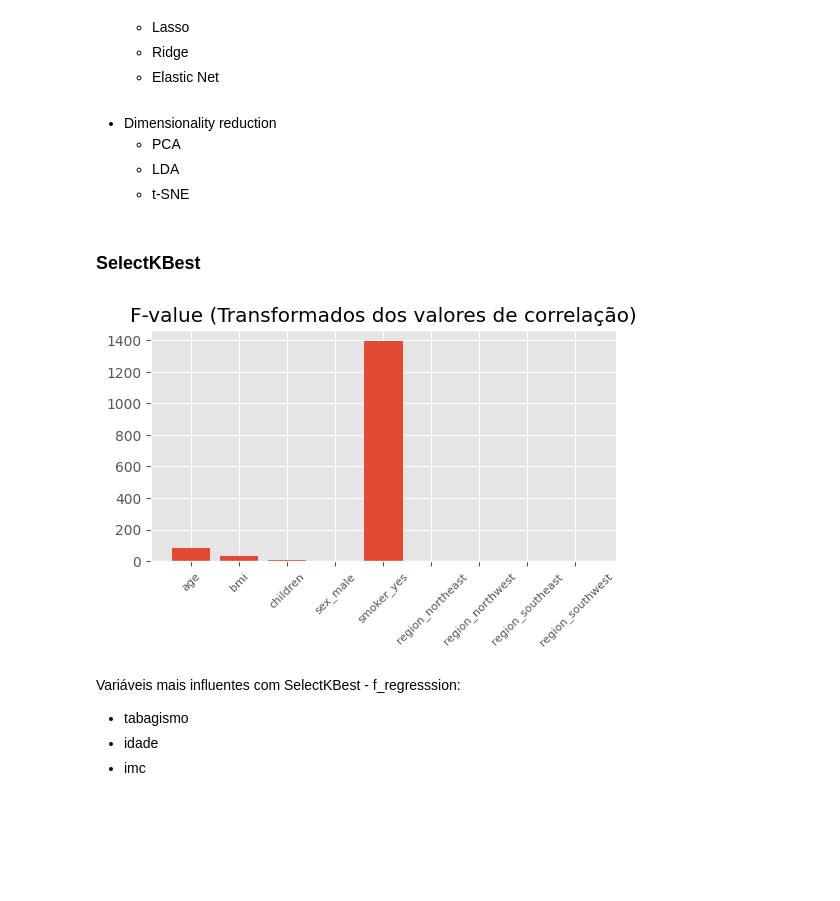
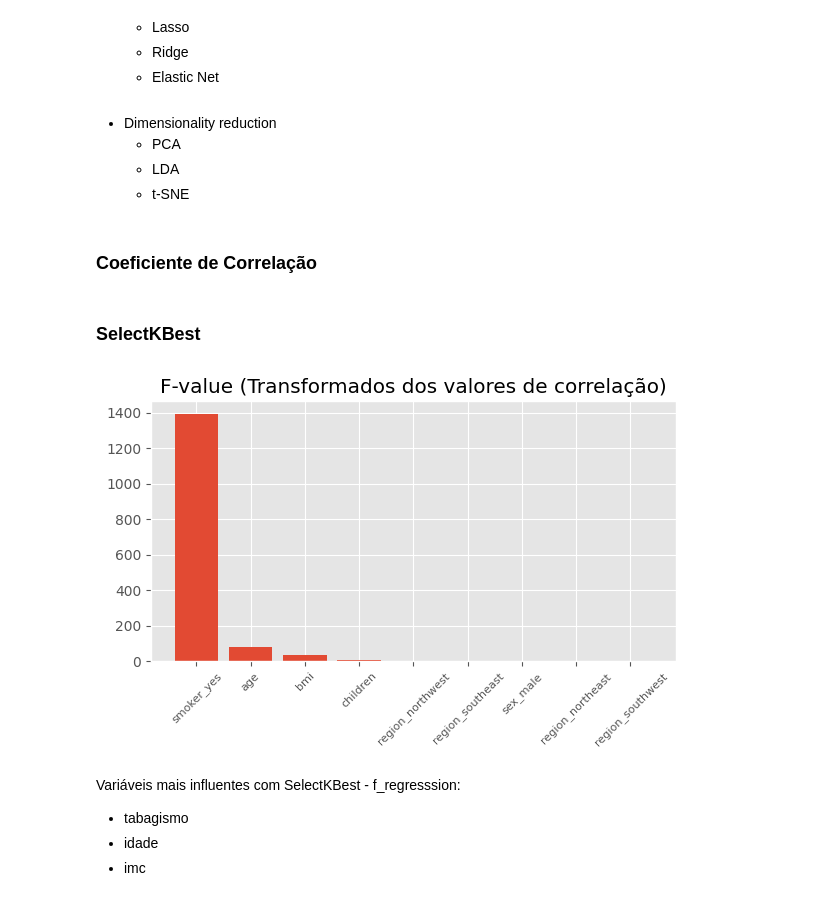
Before and after one commit to Bruno-Donato/desafio_gastos_saude, a Jupyter notebook: regress_gastos_saude.ipynb, the cells around one changed output. Drawn from its saved outputs; the diff is of its cells as text; code cells hidden in the pictures; blank space fills up the shorter version.

```diff
--- a/regress_gastos_saude.ipynb
+++ b/regress_gastos_saude.ipynb
@@ -1251,12 +800,0 @@ Aqui estamos lidando com um modelo estremamente poderoso, baseado em redes neura
-# %%
-mlp0_inic = time.time()
-
-mlp0 = MLPRegressor(hidden_layer_sizes=(100, 50), max_iter=1000, random_state=42)
-
-mlp0.fit(x_train_preproc, y_train)
-
-y_pred_mlp0 = mlp0.predict(x_test_preproc)
-
-mlp0_fim = time.time()
-
-mlp0_total = mlp0_fim - mlp0_inic
@@ -1298,12 +800,0 @@ Temos aqui outro modelo utilizando redes neurais no qual o objetivo é criar uma
-# %%
-rbf0_inic = time.time()
-
-rbf0 = KernelRidge(kernel='rbf')
-
-rbf0.fit(x_train_preproc, y_train)
-
-y_pred_rbf0 = rbf0.predict(x_test_preproc)
-
-rbf0_fim = time.time()
-
-rbf0_total = rbf0_fim - rbf0_inic
@@ -1366,25 +889,30 @@ Podemos utilizar alguns tipos de técnicas para selecionar as melhores variávei
     - PCA
     - LDA
     - t-SNE
+# %% [markdown]
+### Coeficiente de Correlação
 # %% [markdown]
 ### SelectKBest
 # %%
-f_selector_1 = SelectKBest(score_func=f_regression, k = 'all')
-
+f_selector_1 = SelectKBest(score_func=f_regression, k='all')
 f_selector_1.fit(x_train_preproc, y_train)
 
-x_test_f_selector_1 = f_selector_1.transform(x_test_preproc)
+# Get the indices of the features sorted by F-values in descending order
+sorted_indices = f_selector_1.scores_.argsort()[::-1]
 
-col_names = x_train_preproc.columns
+# Sort the features and their F-values based on the sorted indices
+sorted_features = x_train_preproc.columns[sorted_indices]
+sorted_scores = f_selector_1.scores_[sorted_indices]
 
-plt.figure(figsize = (6, 3))
-ax = plt.bar([i for i in range(len(f_selector_1.scores_))], f_selector_1.scores_)
+plt.figure(figsize=(6, 4))
+ax = plt.bar(range(len(sorted_scores)), sorted_scores)
 plt.xlabel("")
-plt.xticks(range(len(col_names)), col_names, fontsize=8, rotation = 45)
+plt.xticks(range(len(sorted_features)), sorted_features, fontsize=8, rotation=45)
 plt.title("F-value (Transformados dos valores de correlação)")
+plt.tight_layout()
 plt.show()
 # %% [output]
-[figure, old version]
+[figure, new version]
 # %% [markdown]
 Variáveis mais influentes com SelectKBest - f_regresssion:
 - tabagismo
```
Also changed, not shown: parts of 186 cells of this notebook, 4 other files.
